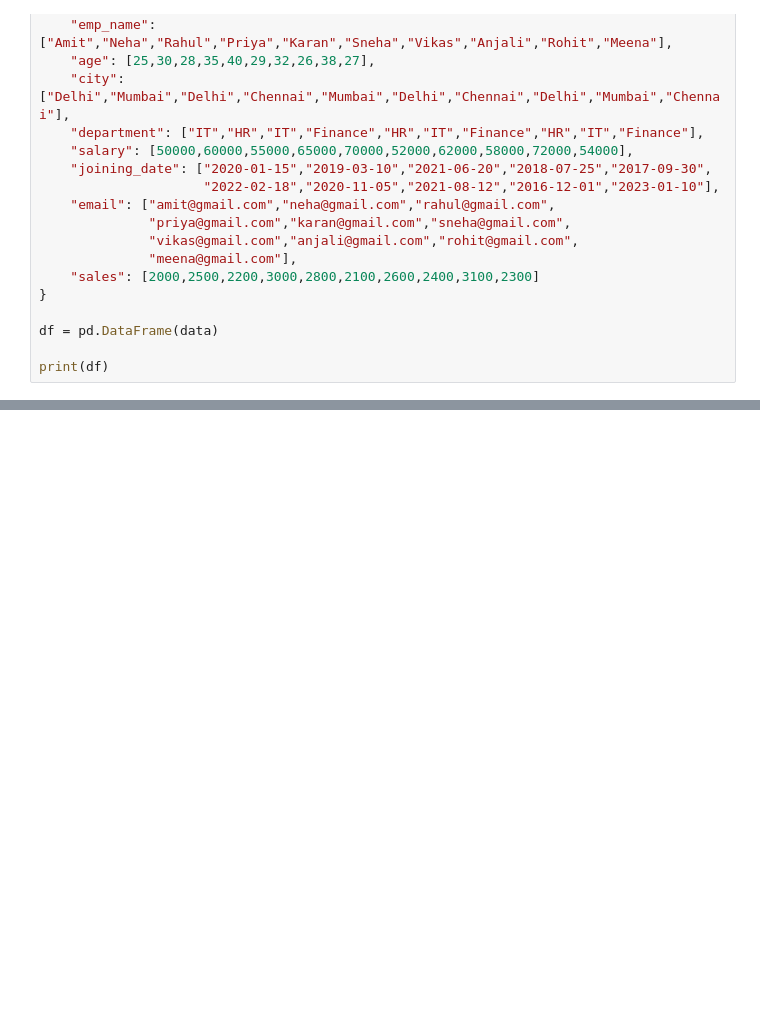
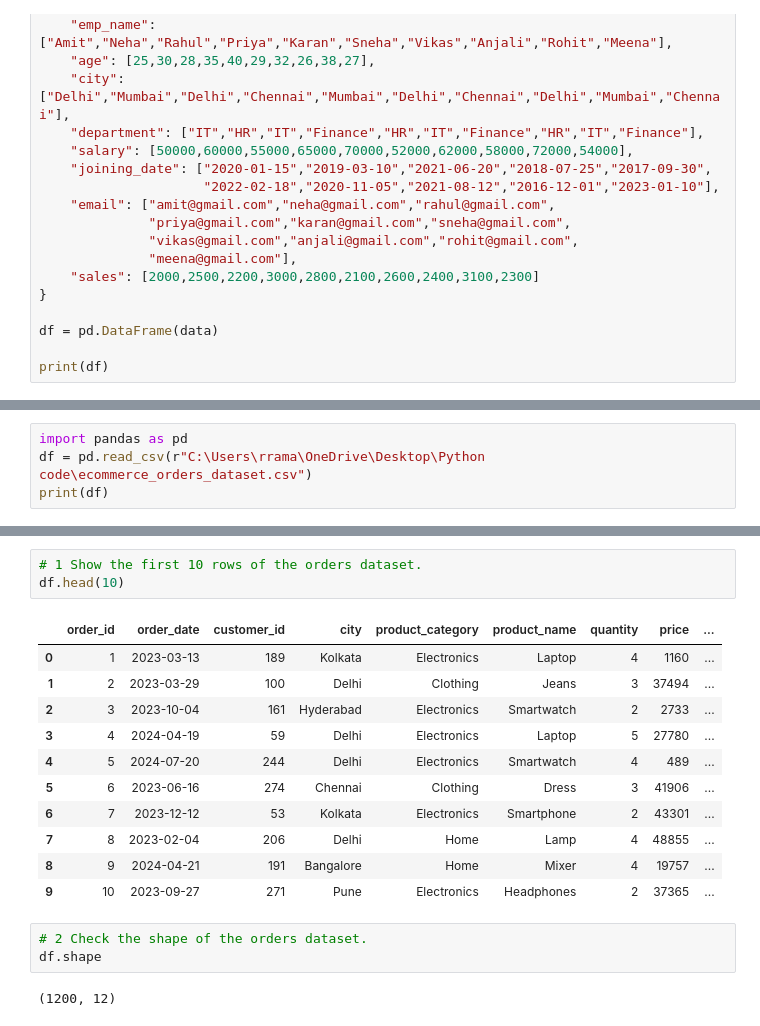
Before and after one commit to rramanswain2001/Python-code, a Jupyter notebook: data analysis with pandas.ipynb, the cells around one changed output, grey strips where cells are left out. Cells and saved outputs as stored; diff of their text form; blank space fills up the shorter version.

```diff
--- a/data analysis with pandas.ipynb
+++ b/data analysis with pandas.ipynb
@@ -1807,0 +1981,4 @@ df.isnull()
+# %%
+import pandas as pd
+df = pd.read_csv(r"C:\Users\rrama\OneDrive\Desktop\Python code\ecommerce_orders_dataset.csv")
+print(df)
@@ -1807,0 +2003,20 @@ df.isnull()
+# %%
+# 1 Show the first 10 rows of the orders dataset.
+df.head(10)
+# %% [output]
+|  | order_id | order_date | customer_id | city | product_category | product_name | quantity | price | ... |
+| 0 | 1 | 2023-03-13 | 189 | Kolkata | Electronics | Laptop | 4 | 1160 | ... |
+| 1 | 2 | 2023-03-29 | 100 | Delhi | Clothing | Jeans | 3 | 37494 | ... |
+| 2 | 3 | 2023-10-04 | 161 | Hyderabad | Electronics | Smartwatch | 2 | 2733 | ... |
+| 3 | 4 | 2024-04-19 | 59 | Delhi | Electronics | Laptop | 5 | 27780 | ... |
+| 4 | 5 | 2024-07-20 | 244 | Delhi | Electronics | Smartwatch | 4 | 489 | ... |
+| 5 | 6 | 2023-06-16 | 274 | Chennai | Clothing | Dress | 3 | 41906 | ... |
+| 6 | 7 | 2023-12-12 | 53 | Kolkata | Electronics | Smartphone | 2 | 43301 | ... |
+| 7 | 8 | 2023-02-04 | 206 | Delhi | Home | Lamp | 4 | 48855 | ... |
+| 8 | 9 | 2024-04-21 | 191 | Bangalore | Home | Mixer | 4 | 19757 | ... |
+| 9 | 10 | 2023-09-27 | 271 | Pune | Electronics | Headphones | 2 | 37365 | ... |
+# %%
+# 2 Check the shape of the orders dataset.
+df.shape
+# %% [output]
+(1200, 12)
```
Also changed, not shown: parts of 68 cells of this notebook, 1 other file.
